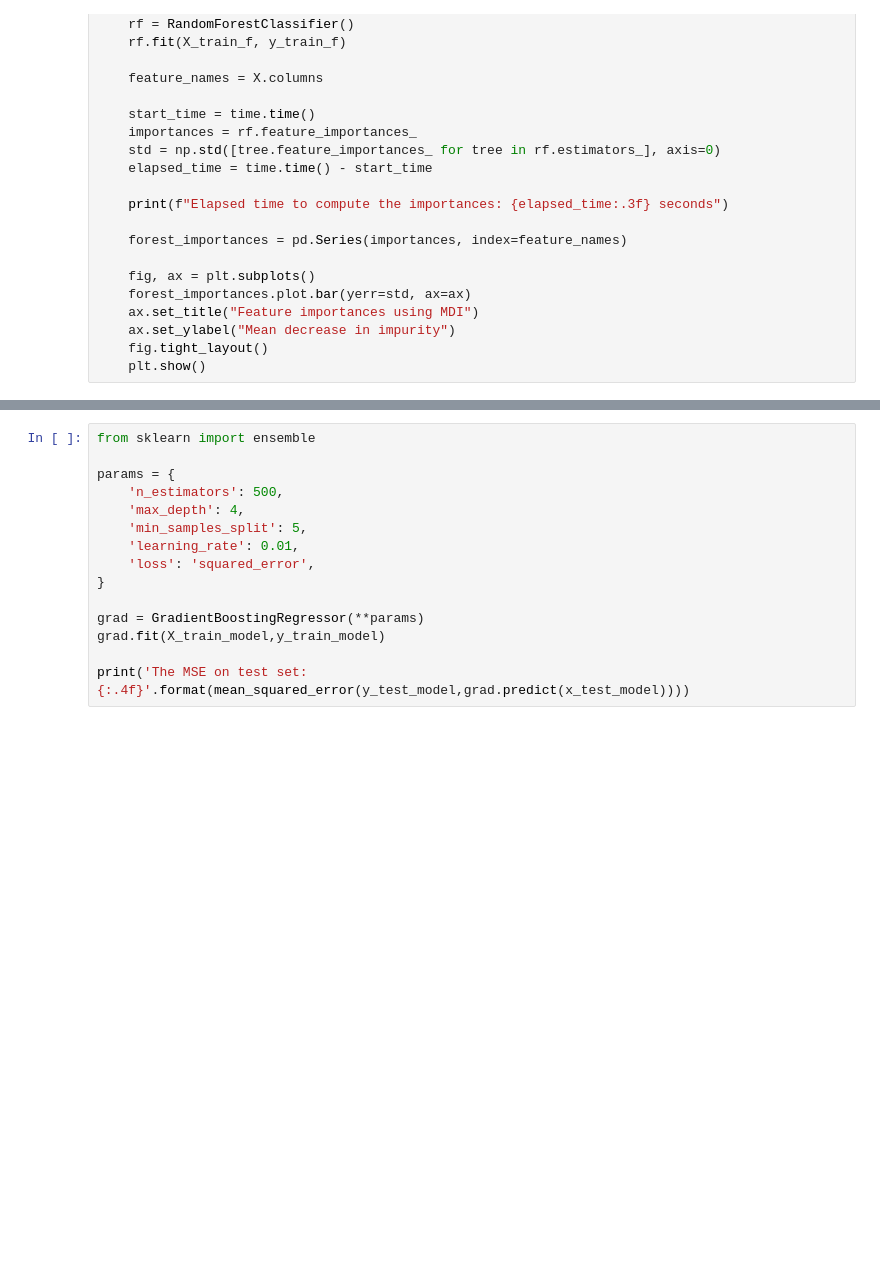
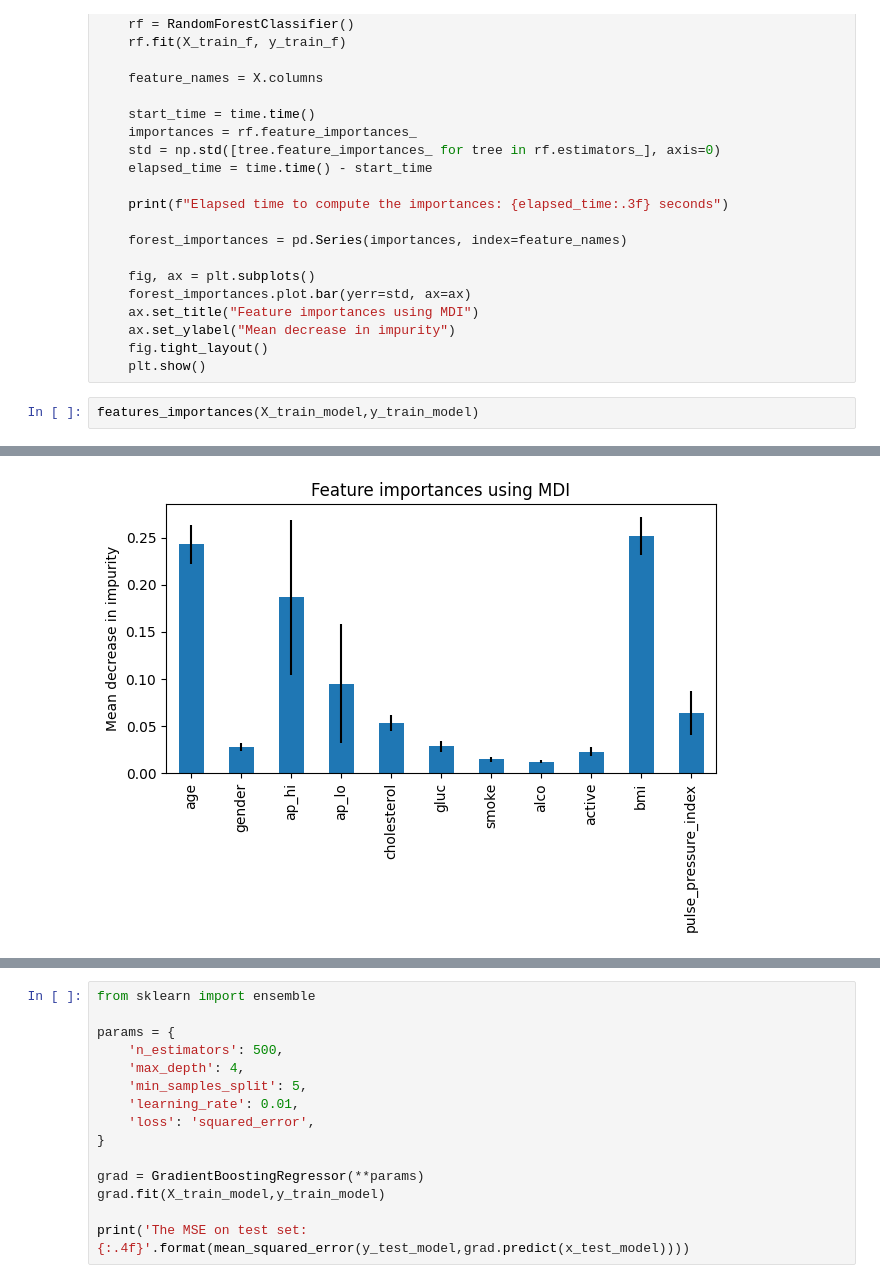
Before and after one commit to Dimus0/Heart-Failure, a Jupyter notebook: research_model/research._for_men_and_woman.ipynb, the cells around one changed output, grey strips where cells are left out. Cells and saved outputs as stored; diff of their text form; blank space fills up the shorter version.

```diff
--- a/research_model/research._for_men_and_woman.ipynb
+++ b/research_model/research._for_men_and_woman.ipynb
@@ -147,3 +147,6 @@ def features_importances(X_train_f,y_train_f):
     ax.set_ylabel("Mean decrease in impurity")
     fig.tight_layout()
     plt.show()
+# %%
+features_importances(X_train_model,y_train_model)
+# %% [output]
@@ -149,0 +154 @@ def features_importances(X_train_f,y_train_f):
+[figure, added]
```
Also changed, not shown: parts of 9 cells of this notebook, 21 other files.
